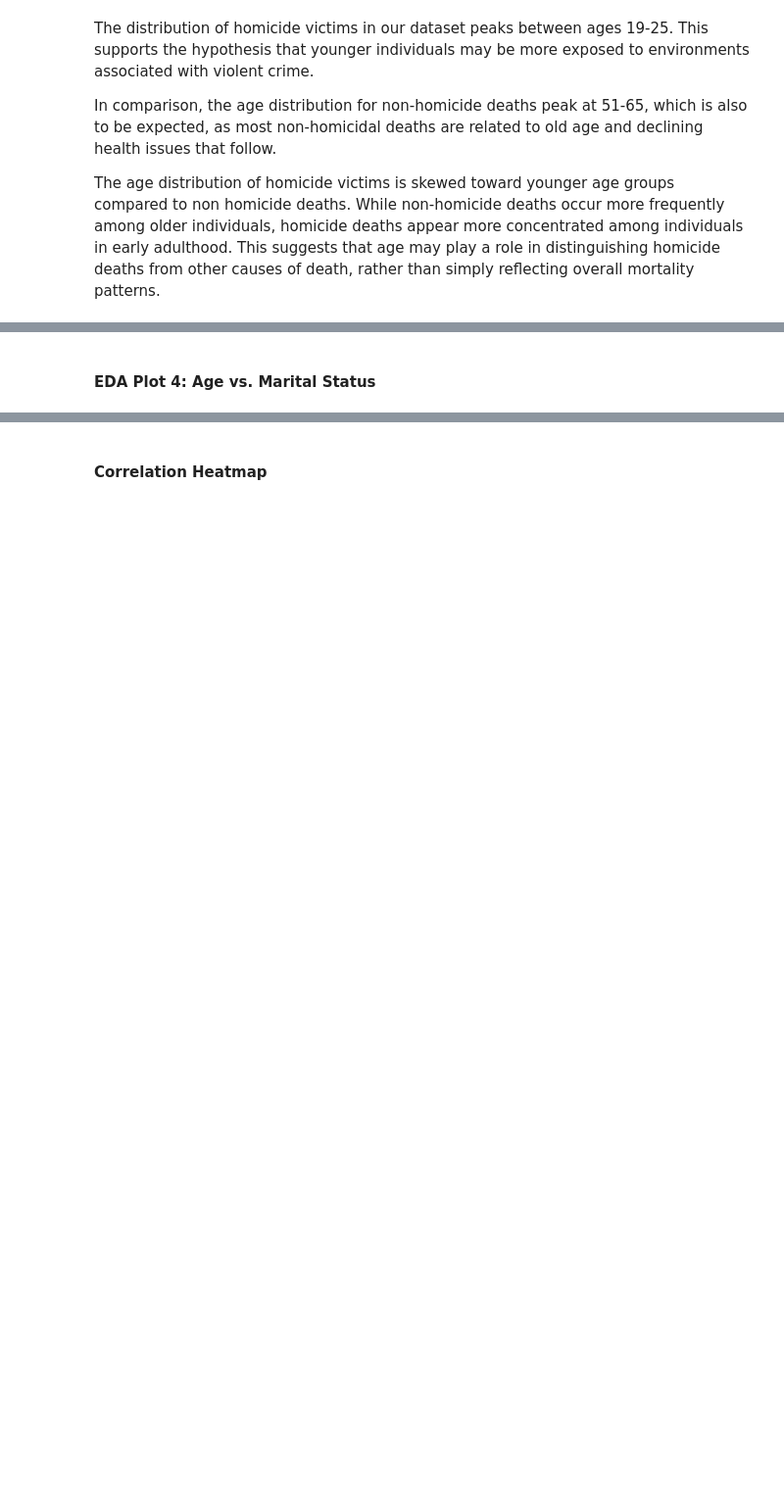
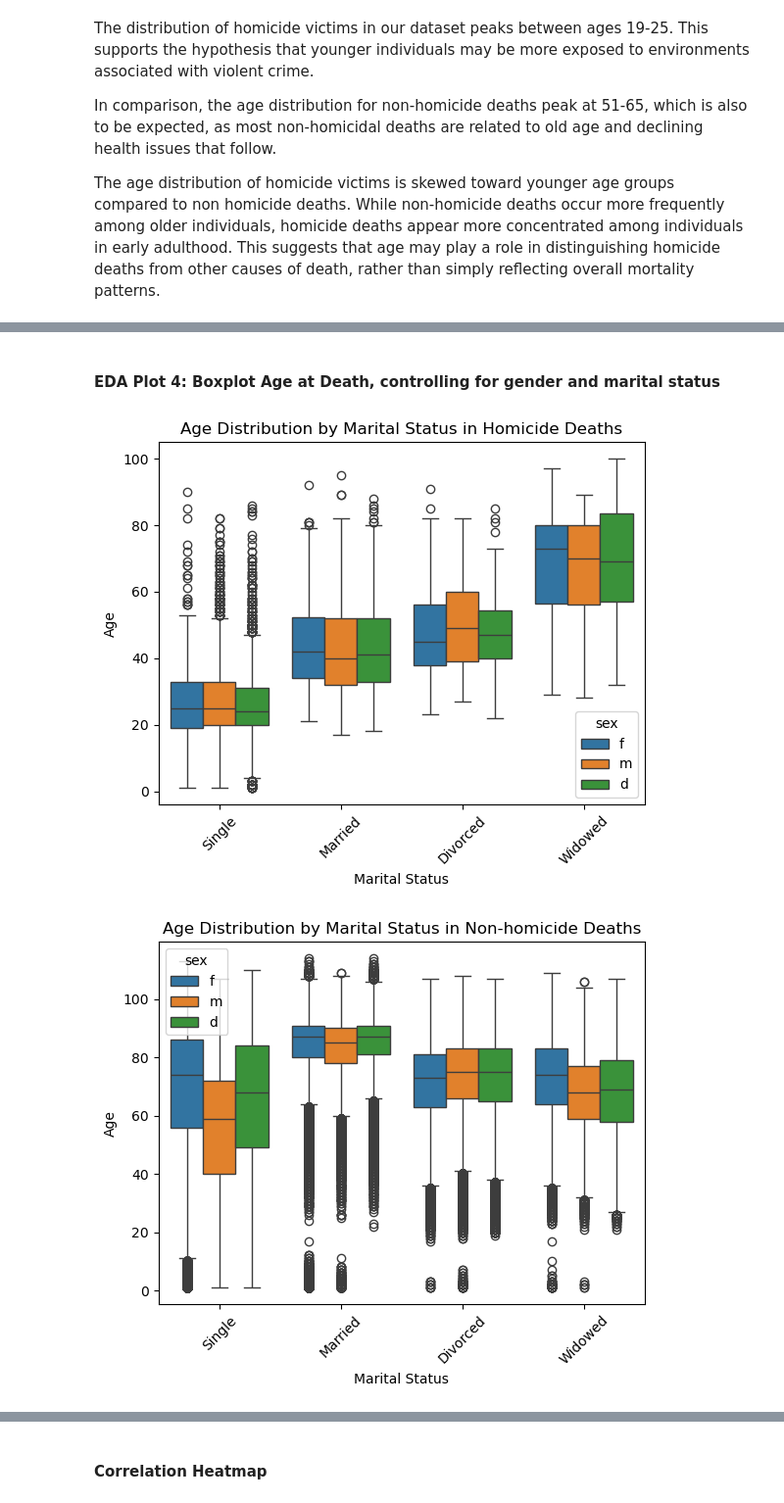
Before and after one commit to COGS108/Group069_WI26, a Jupyter notebook: 03-FinalProject.ipynb, the cells around one changed output, grey strips where cells are left out. Shown at 98% size. Cells and saved outputs as stored; diff of their text form; code cells hidden in the pictures; blank space fills up the shorter version.

```diff
--- a/03-FinalProject.ipynb
+++ b/03-FinalProject.ipynb
@@ -650,25 +597,28 @@ The "Widowed" category appears to have very few deaths across both datasets. How
 # %% [markdown]
-#### EDA Plot 4: Age vs. Marital Status
+#### EDA Plot 4: Boxplot Age at Death, controlling for gender and marital status
 # %%
-sns.boxplot(x = "marital", y = "age_group", data = homicide_clean)
+sns.boxplot(x = "marital", y = "age_floor", hue = "sex", data = homicide)
 plt.xticks(
     rotation = 45,
     ticks = [0, 1, 2, 3],
     labels = ["Single", "Married", "Divorced", "Widowed"])
 plt.title("Age Distribution by Marital Status in Homicide Deaths")
 plt.ylabel("Age")
 plt.xlabel("Marital Status")
 plt.show()
 
-sns.boxplot(x = "marital", y = "age_group", data = non_homicide_clean, color = "salmon")
+sns.boxplot(x = "marital", y = "age_floor", data = no_homicide, hue = "sex")
 plt.xticks(
     rotation = 45,
     ticks = [0, 1, 2, 3],
     labels = ["Single", "Married", "Divorced", "Widowed"])
 plt.title("Age Distribution by Marital Status in Non-homicide Deaths")
 plt.ylabel("Age")
 plt.xlabel("Marital Status")
 plt.show()
+# %% [output]
+[figure, added]
+[figure, added]
 # %% [markdown]
 Comparing the two plots suggests that the higher proportion of single individuals among homicide victims is likely driven by the younger age distribution of homicide deaths. Younger individuals are more likely to be unmarried, which explains why the “single” category dominates homicide deaths. Meanwhile, non-homicide deaths occur more frequently among older individuals who are more likely to be married, divorced, or widowed.
 
```
Also changed, not shown: parts of 28 cells of this notebook.
